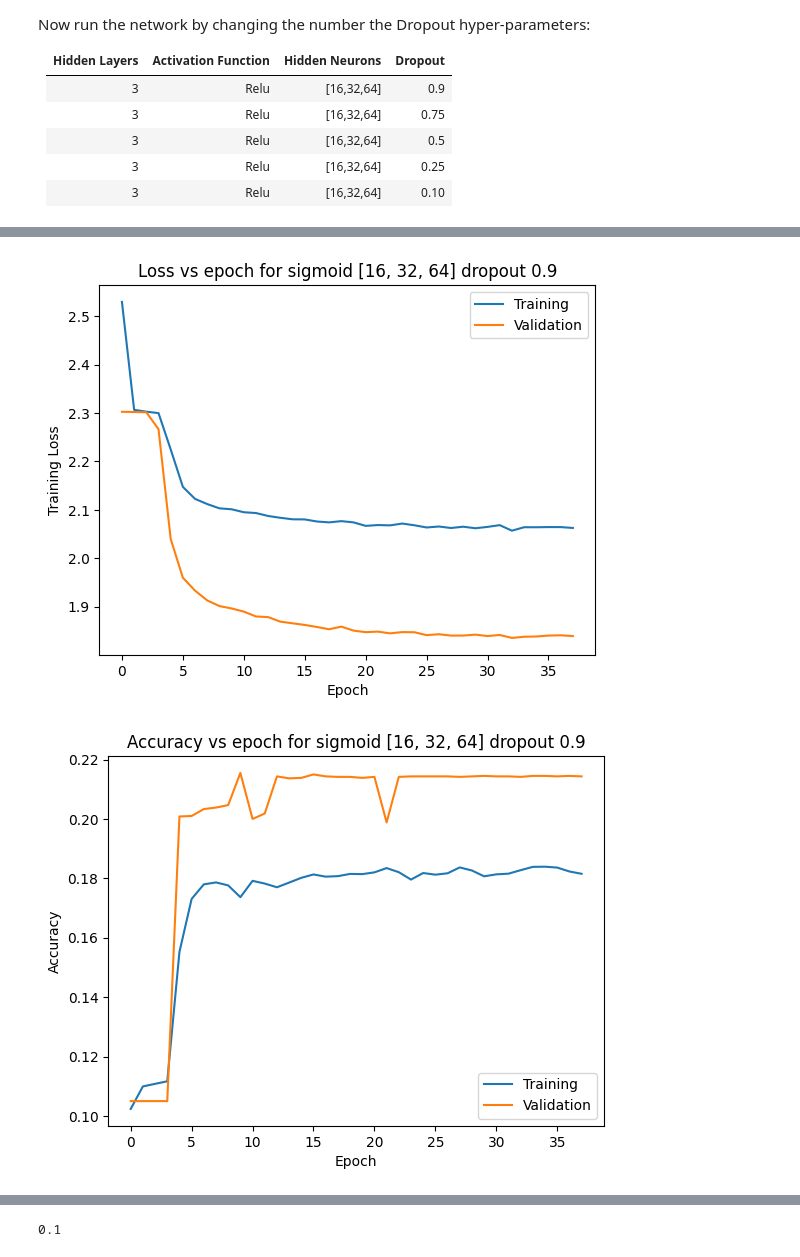
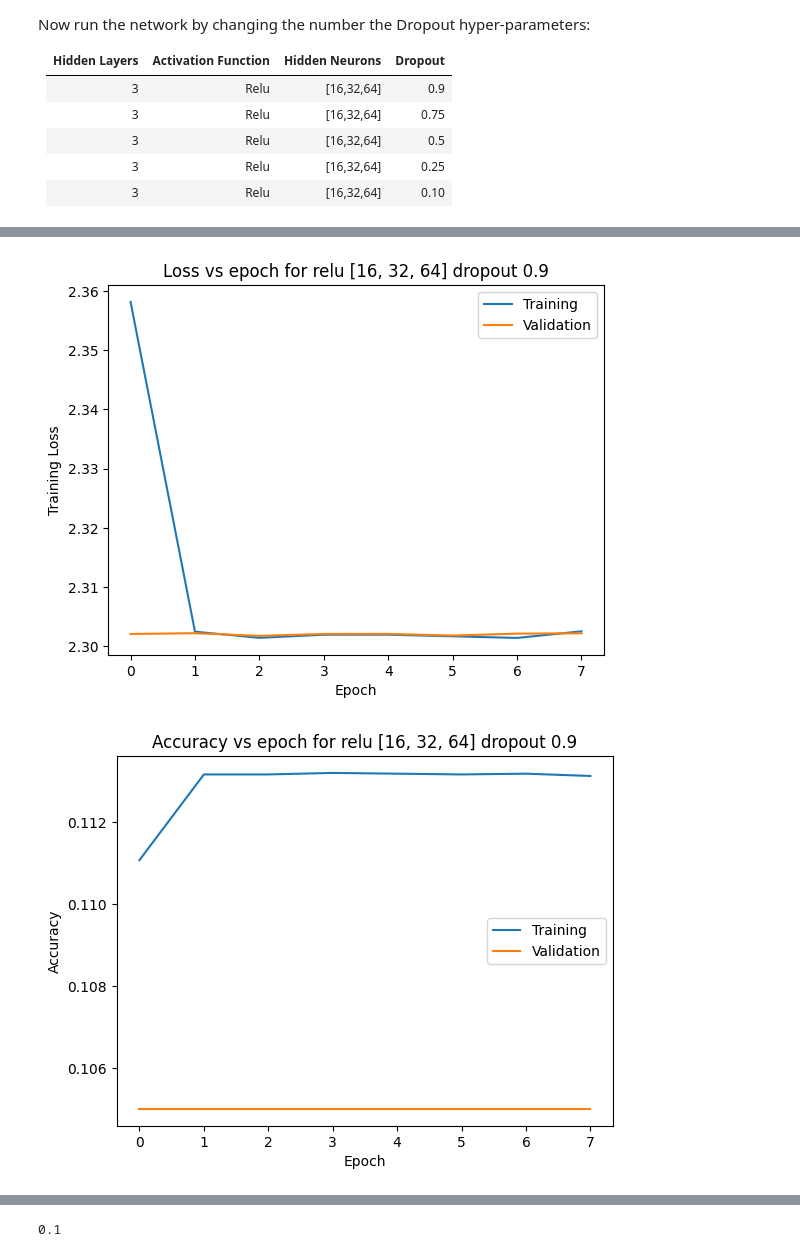
Before and after one commit to Abhiroop25902/CS-4172-ML-Lab, a Jupyter notebook: Assign5/assign5.ipynb, the cells around one changed output, grey strips where cells are left out. Cells and saved outputs as stored; diff of their text form; code cells hidden in the pictures.

```diff
--- a/Assign5/assign5.ipynb
+++ b/Assign5/assign5.ipynb
@@ -559,7 +546,7 @@ result = pd.DataFrame(
 )
 # %%
 hidden_neurons = [16, 32, 64]
-activation_function = 'sigmoid'
+activation_function = 'relu'
 dropout_val = 0.9
 
 model, history = train_model(activation_function, hidden_neurons,dropout_val)
@@ -597,4 +584,4 @@ test_loss = 1.8441742658615112 test_acc = 0.21119999885559082
-[figure, old version]
+[figure, new version]
-[figure, old version]
+[figure, new version]
 # %%
 hidden_neurons = [16, 32, 64]
```
Also changed, not shown: parts of 21 cells of this notebook, 2 other files.
